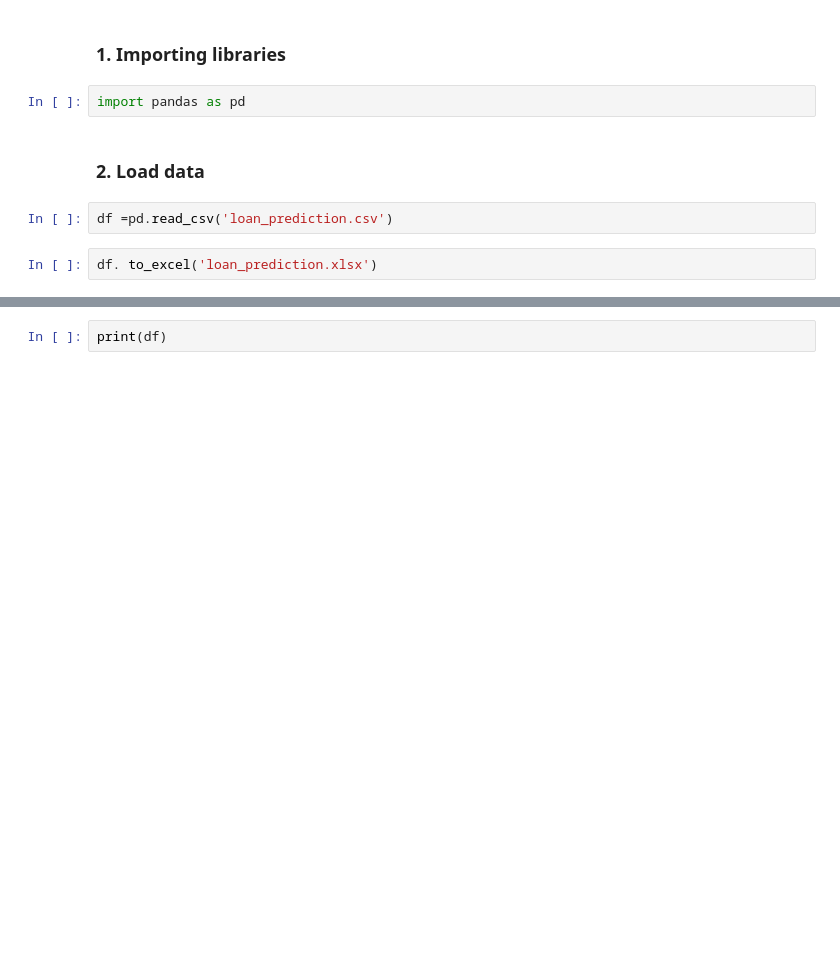
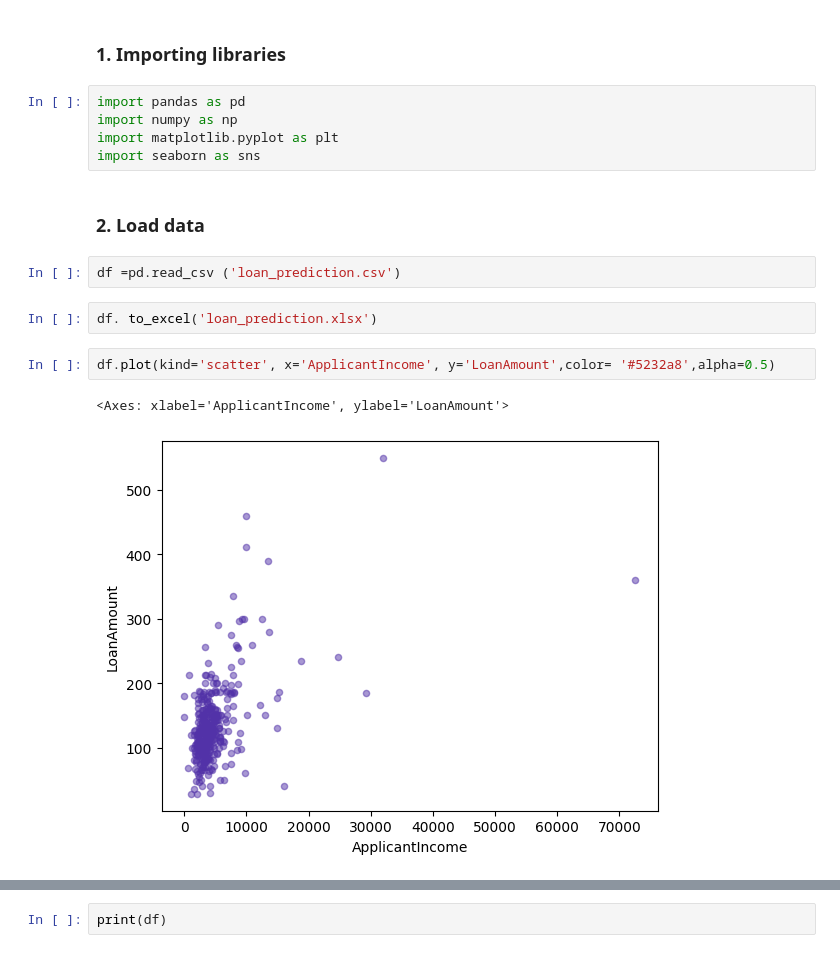
Before and after one commit to aqil1122/Loan_Prediction, a Jupyter notebook: loan_prediction.ipynb, the cells around one changed output, grey strips where cells are left out. Drawn from its saved outputs; the diff is of its cells as text; blank space fills up the shorter version.

```diff
--- a/loan_prediction.ipynb
+++ b/loan_prediction.ipynb
@@ -4,9 +4,17 @@
 ### 1. Importing libraries
 # %%
 import pandas as pd
+import numpy as np
+import matplotlib.pyplot as plt
+import seaborn as sns
 # %% [markdown]
 ### 2. Load data
 # %%
-df =pd.read_csv('loan_prediction.csv')
+df =pd.read_csv ('loan_prediction.csv')
 # %%
 df. to_excel('loan_prediction.xlsx')
+# %%
+df.plot(kind='scatter', x='ApplicantIncome', y='LoanAmount',color= '#5232a8',alpha=0.5)
+# %% [output]
+<Axes: xlabel='ApplicantIncome', ylabel='LoanAmount'>
+[figure, added]
```
Also changed, not shown: parts of 2 cells of this notebook, 3 other files.
